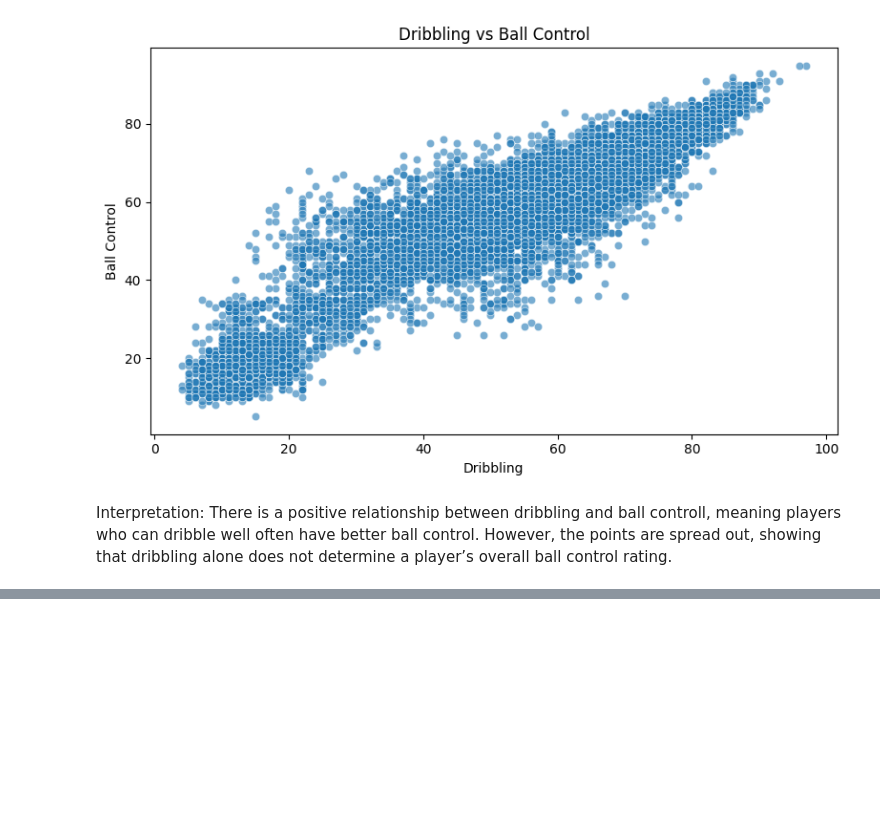
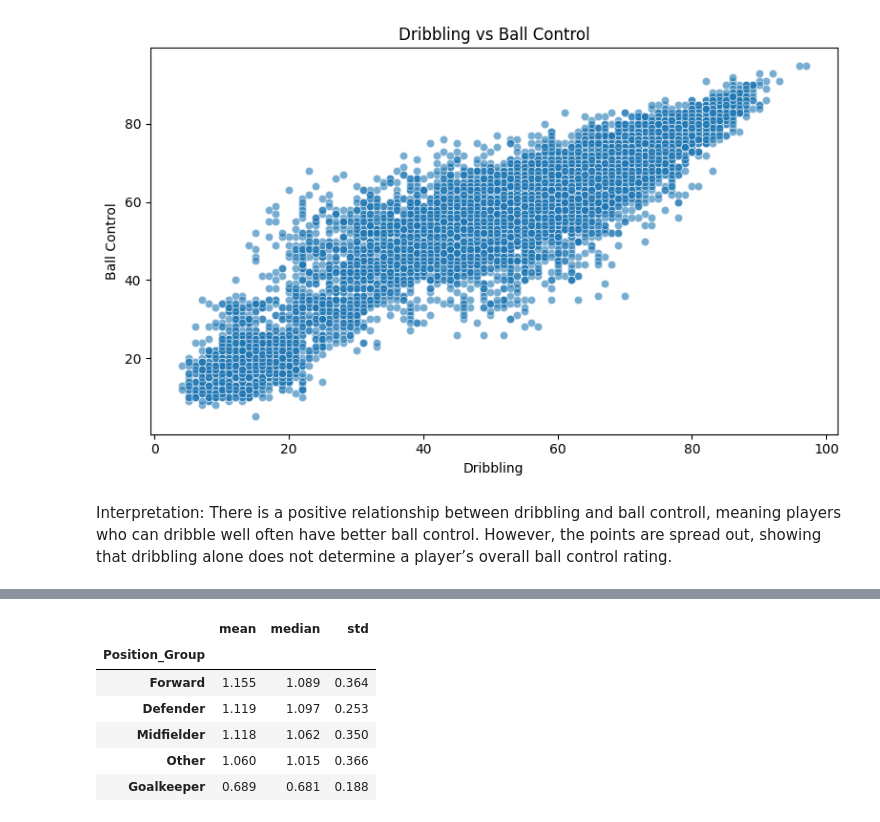
Before and after one commit to AbigailUhl/Group-24-Python-Projects, a Jupyter notebook: analysis.ipynb, the cells around one changed output, grey strips where cells are left out. Drawn from its saved outputs; the diff is of its cells as text; code cells hidden in the pictures; blank space fills up the shorter version.

```diff
--- a/analysis.ipynb
+++ b/analysis.ipynb
@@ -771,0 +807,20 @@ Interpretation: There is a positive relationship between dribbling and ball cont
+# %%
+# Create a Speed to Strength ratio and summarize it by position group
+df["Speed_Strength_Ratio"] = (df["Speed"] / df["Strength"]).round(3)
+
+ratio_by_group = (
+    df.groupby("Position_Group")["Speed_Strength_Ratio"]
+    .agg(["mean", "median", "std"])
+    .round(3)
+    .sort_values("mean", ascending=False)
+)
+
+ratio_by_group
+# %% [output]
+|  | mean | median | std |
+| Position_Group |  |  |  |
+| Forward | 1.155 | 1.089 | 0.364 |
+| Defender | 1.119 | 1.097 | 0.253 |
+| Midfielder | 1.118 | 1.062 | 0.350 |
+| Other | 1.060 | 1.015 | 0.366 |
+| Goalkeeper | 0.689 | 0.681 | 0.188 |
```
Also changed, not shown: parts of 4 cells of this notebook.
